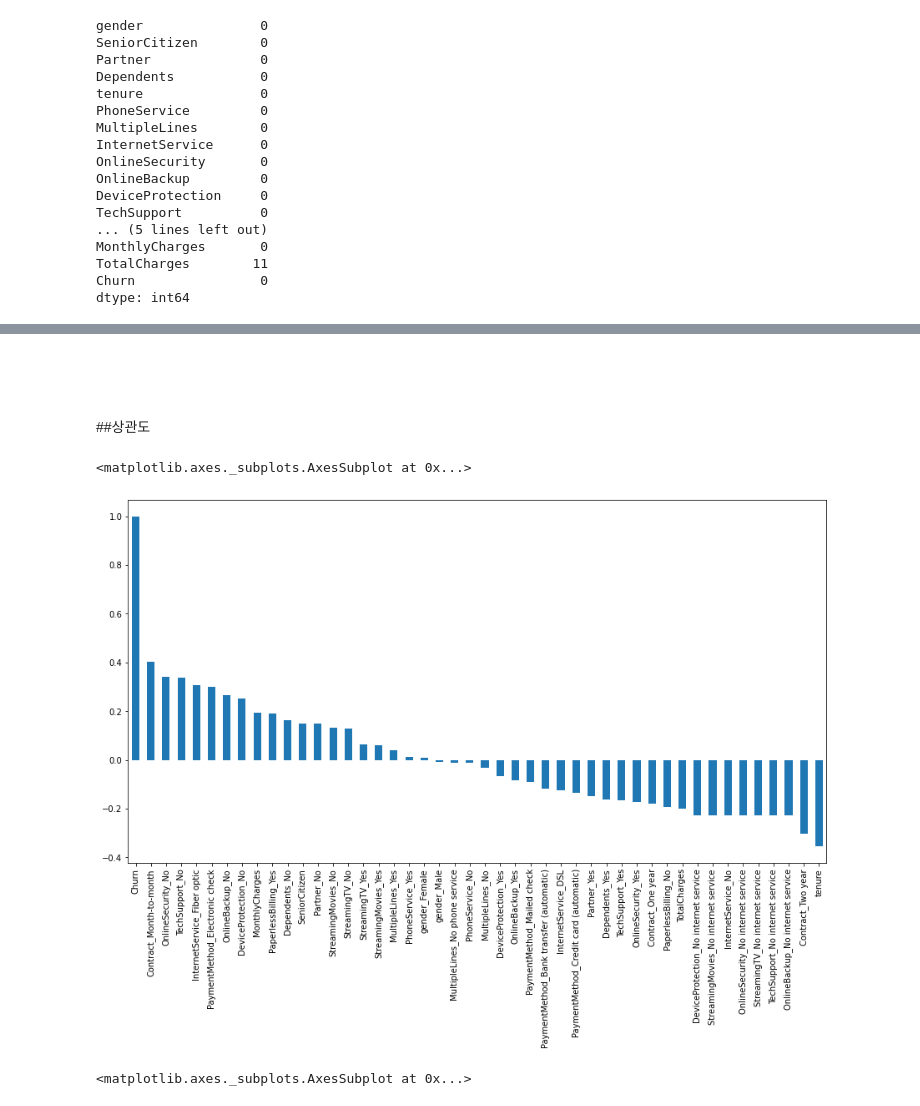
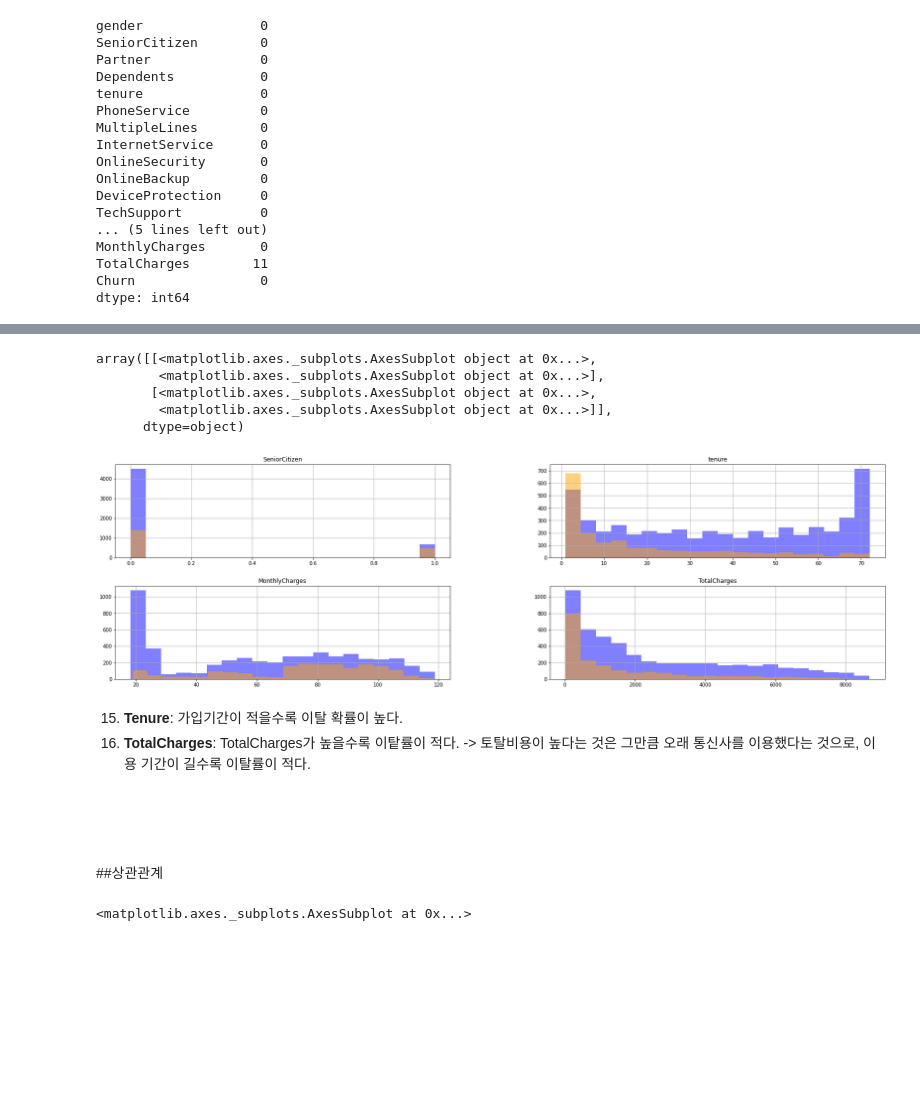
Before and after one commit to 002001/ITB2022, a Jupyter notebook: ITB_기말_프로젝트_통신사_가입자_이탈률.ipynb, the cells around one changed output, grey strips where cells are left out. Saved outputs shown, nothing was run; the diff lists cells and outputs as text; code cells hidden in the pictures; blank space fills up the shorter version.

```diff
--- a/ITB_기말_프로젝트_통신사_가입자_이탈률.ipynb
+++ b/ITB_기말_프로젝트_통신사_가입자_이탈률.ipynb
@@ -183,3 +282,12 @@ for col, ax in zip(columns, axes.ravel()):
+# %%
+columns_idx = np.s_[0:] # Slice of first row(header) with all columns.
+first_record_idx = np.s_[0] # Index of first record
+
+string_fields = [type(fld) is str for fld in df.iloc[first_record_idx, columns_idx]] # All string fields
+all_features = [x for x in df.columns if x != 'Churn']
+categorical_columns = list(np.array(df.columns)[columns_idx][string_fields])
+categorical_features = [x for x in categorical_columns if x != 'Churn']
+continuous_features = [x for x in all_features if x not in categorical_features]
 # %%
 # Categorical feature count plots
 f, ((ax1, ax2, ax3), (ax4, ax5, ax6), (ax7, ax8, ax9), (ax10, ax11, ax12), (ax13, ax14, ax15)) = plt.subplots(5, 3, figsize=(20, 20))
@@ -192,16 +334,24 @@ for i in range(len(categorical_features)):
+# %%
+# Continuous feature histograms.
+fig, ax = plt.subplots(2, 2, figsize=(28, 8))
+df[df.Churn == 'No'][continuous_features].hist(bins=20, color="blue", alpha=0.5, ax=ax)
+df[df.Churn == 'Yes'][continuous_features].hist(bins=20, color="orange", alpha=0.5, ax=ax)
+# %% [output]
+array([[<matplotlib.axes._subplots.AxesSubplot object at 0x...>,
+        <matplotlib.axes._subplots.AxesSubplot object at 0x...>],
+       [<matplotlib.axes._subplots.AxesSubplot object at 0x...>,
+        <matplotlib.axes._subplots.AxesSubplot object at 0x...>]],
+      dtype=object)
+[figure, added]
+# %% [markdown]
+15.  **Tenure**: 가입기간이 적을수록 이탈 확률이 높다.
+16. **TotalCharges**: TotalCharges가 높을수록 이탙률이 적다. -> 토탈비용이 높다는 것은 그만큼 오래 통신사를 이용했다는 것으로, 이용 기간이 길수록 이탈률이 적다.
 # %% [markdown]
 ㅤ
 
 ㅤ
 
-##상관도
+##상관관계
-# %%
-#Get Correlation of "Churn" with other variables:
-plt.figure(figsize=(15,8))
-df_dummies.corr()['Churn'].sort_values(ascending = False).plot(kind='bar')
-# %% [output]
-<matplotlib.axes._subplots.AxesSubplot at 0x...>
-[figure, removed]
 # %%
 colormap = plt.cm.RdBu
 plt.figure(figsize=(14,12))
```
Also changed, not shown: parts of 25 cells of this notebook.
